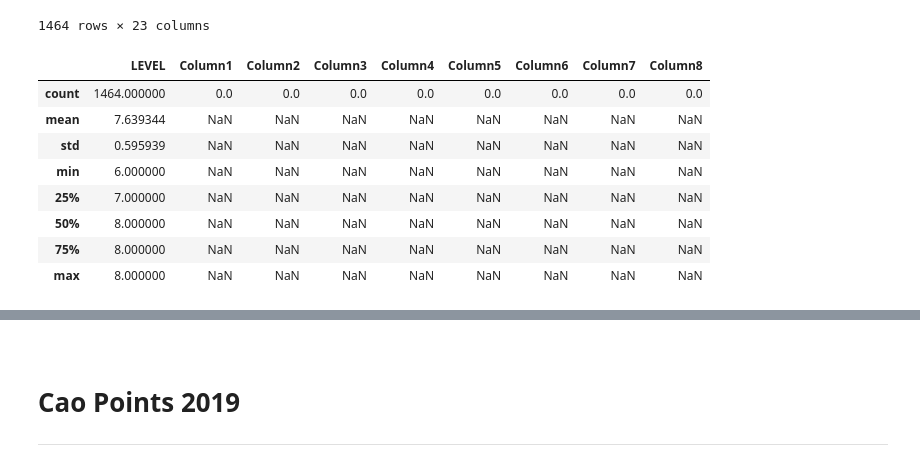
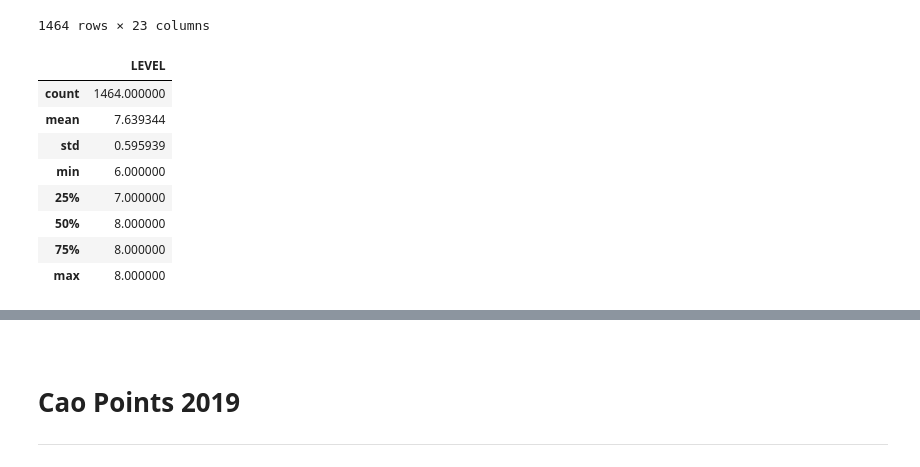
Before and after one commit to Cossie01/Fundamentals-of-Data-Analysis-Assessment, a Jupyter notebook: cao.ipynb, the cells around one changed output, grey strips where cells are left out. Drawn from its saved outputs; the diff is of its cells as text; code cells hidden in the pictures.

```diff
--- a/cao.ipynb
+++ b/cao.ipynb
@@ -105,6 +226,6 @@ urlrq.urlretrieve("http://www2.cao.ie/points/CAOPointsCharts2020.xlsx", path)
  <http.client.HTTPMessage at 0x...>)
 # %%
-df2= pd.read_excel("http://www2.cao.ie/points/CAOPointsCharts2020.xlsx", skiprows =10) #creating the data frame
+df2020= pd.read_excel("http://www2.cao.ie/points/CAOPointsCharts2020.xlsx", skiprows =10) #creating the data frame
 
 print(df2.head(3))
 # %% [output]
@@ -141,16 +262,18 @@ df2 #looking holistical at the dateframe
 | 1462 | Personal services | Recreation and Sport Management | WD212 | 270 | NaN | NaN | NaN | ... |
 | 1463 | Engineering and engineering trades | Mechanical and Manufacturing Engi... | WD230 | 253 | NaN | NaN | NaN | ... |
 1464 rows × 23 columns
+# %%
+df2020 = df2020.drop(df2020.columns[[0,4,6,7,8,12,13,14,15,16,17,18,19,20,21,22]], axis=1) #removing the unnecessary columns
 # %%
-df2.describe() #getting another look at the df
+df2020.describe() #getting another look at the df
 # %% [output]
-|  | LEVEL | Column1 | Column2 | Column3 | Column4 | Column5 | Column6 | Column7 | Column8 |
-| count | 1464.000000 | 0.0 | 0.0 | 0.0 | 0.0 | 0.0 | 0.0 | 0.0 | 0.0 |
-| mean | 7.639344 | NaN | NaN | NaN | NaN | NaN | NaN | NaN | NaN |
-| std | 0.595939 | NaN | NaN | NaN | NaN | NaN | NaN | NaN | NaN |
-| min | 6.000000 | NaN | NaN | NaN | NaN | NaN | NaN | NaN | NaN |
-| 25% | 7.000000 | NaN | NaN | NaN | NaN | NaN | NaN | NaN | NaN |
-| 50% | 8.000000 | NaN | NaN | NaN | NaN | NaN | NaN | NaN | NaN |
-| 75% | 8.000000 | NaN | NaN | NaN | NaN | NaN | NaN | NaN | NaN |
-| max | 8.000000 | NaN | NaN | NaN | NaN | NaN | NaN | NaN | NaN |
+|  | LEVEL |
+| count | 1464.000000 |
+| mean | 7.639344 |
+| std | 0.595939 |
+| min | 6.000000 |
+| 25% | 7.000000 |
+| 50% | 8.000000 |
+| 75% | 8.000000 |
+| max | 8.000000 |
 # %%
```
Also changed, not shown: parts of 26 cells of this notebook, 23 other files.
